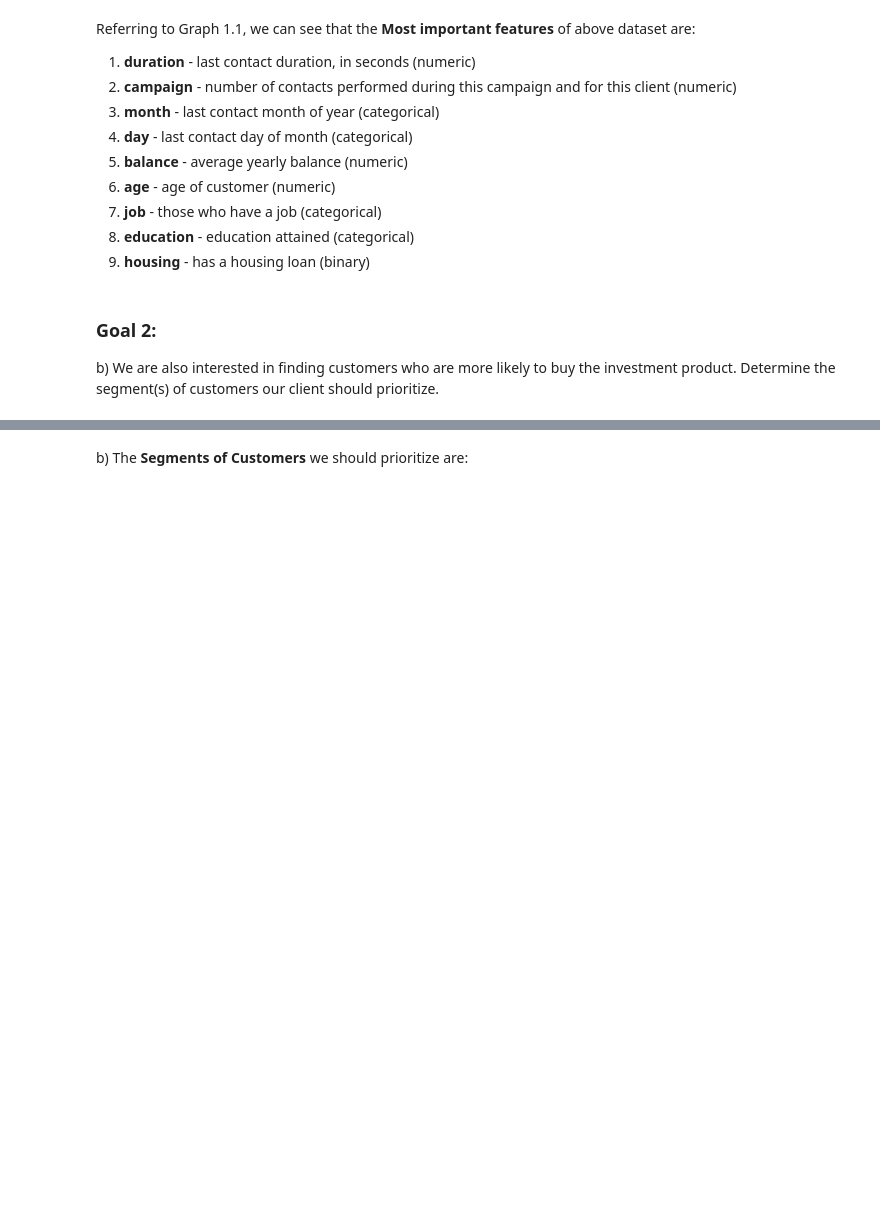
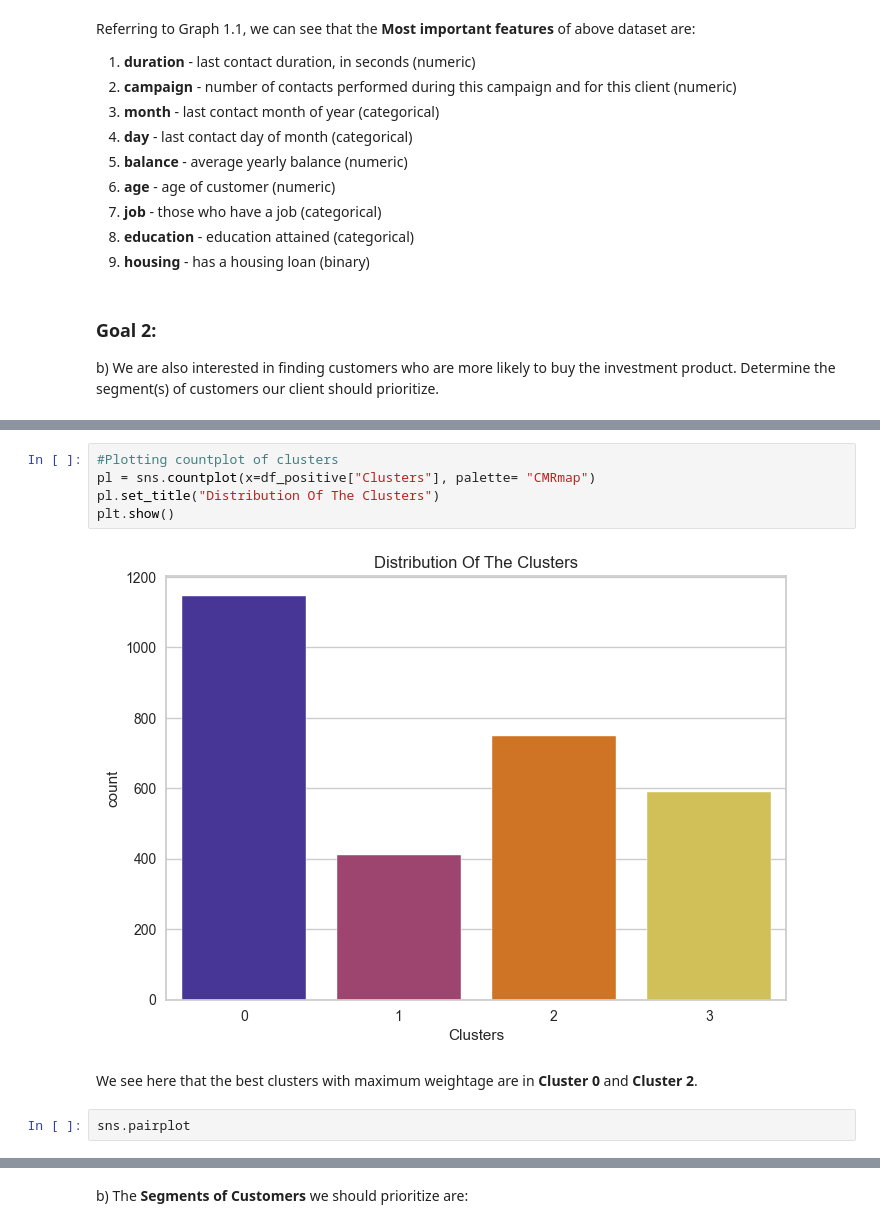
Before and after one commit to Charu21/Term-deposit-Marketing-Prediction, a Jupyter notebook: TermDepositMarketingClassification.ipynb, the cells around one changed output, grey strips where cells are left out. Cells and saved outputs as stored; diff of their text form; blank space fills up the shorter version.

```diff
--- a/TermDepositMarketingClassification.ipynb
+++ b/TermDepositMarketingClassification.ipynb
@@ -813,0 +885,11 @@ We can see that the last contact duration for
+# %%
+#Plotting countplot of clusters
+pl = sns.countplot(x=df_positive["Clusters"], palette= "CMRmap")
+pl.set_title("Distribution Of The Clusters")
+plt.show()
+# %% [output]
+[figure, added]
+# %% [markdown]
+We see here that the best clusters with maximum weightage are in **Cluster 0** and **Cluster 2**.
+# %%
+sns.pairplot
```
Also changed, not shown: parts of 29 cells of this notebook.
